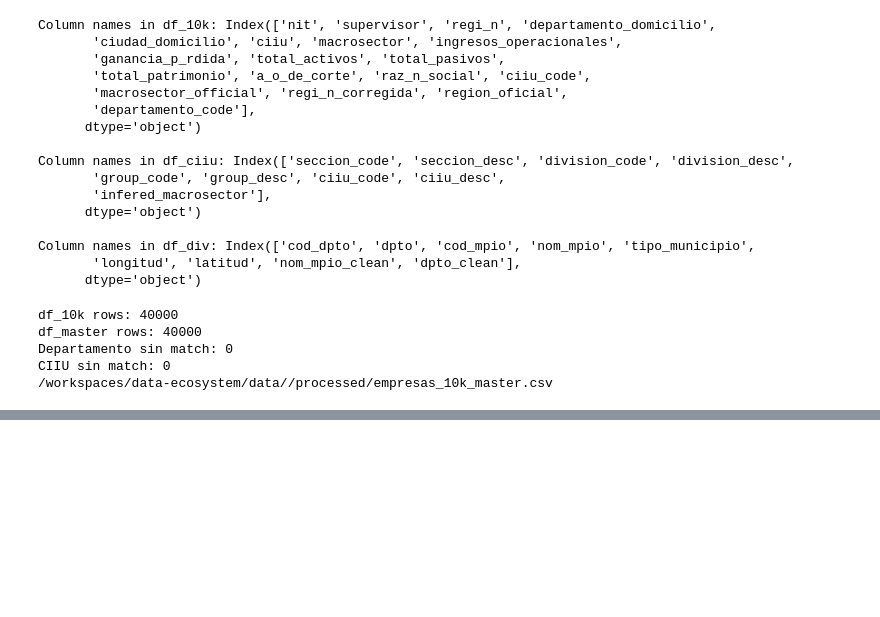
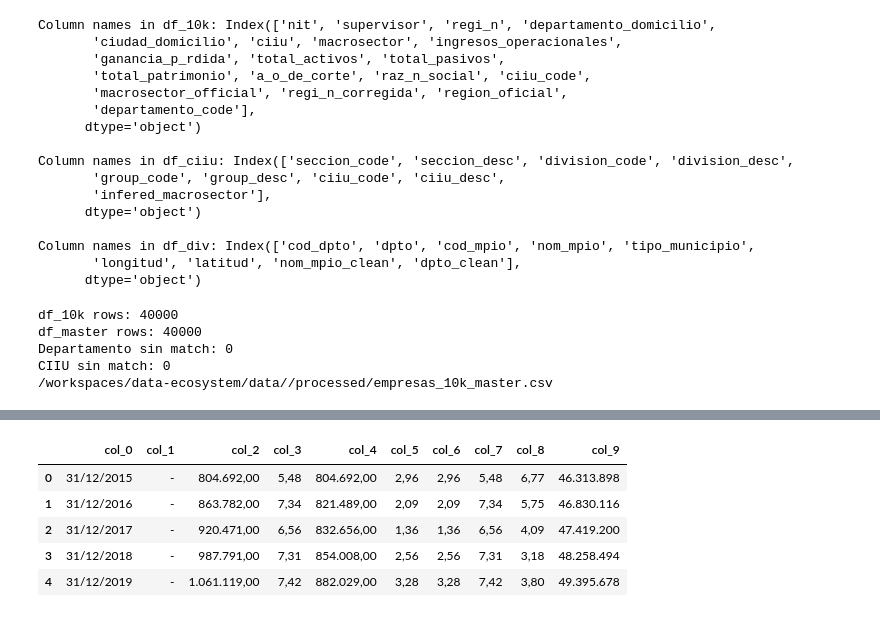
Before and after one commit to daritzateheran/sectora-horizon, a Jupyter notebook: sandbox/main_eda.ipynb, the cells around one changed output, grey strips where cells are left out. Saved outputs shown, nothing was run; the diff lists cells and outputs as text; code cells hidden in the pictures; blank space fills up the shorter version.

```diff
--- a/sandbox/main_eda.ipynb
+++ b/sandbox/main_eda.ipynb
@@ -834,0 +856,19 @@ CIIU sin match: 0
+# %%
+def to_float(x):
+    if pd.isna(x):
+        return None
+    s = str(x).strip().replace(".", "").replace(",", ".")
+    try: return float(s)
+    except: return None
+
+df = df_raw.iloc[1:].reset_index(drop=True)
+df = df[df['Fecha'].astype(str).str.len() == 10].reset_index(drop=True)
+df.columns = [f"col_{i}" for i in range(df.shape[1])]
+df.head()
+# %% [output]
+|  | col_0 | col_1 | col_2 | col_3 | col_4 | col_5 | col_6 | col_7 | col_8 | col_9 |
+| 0 | 31/12/2015 | - | 804.692,00 | 5,48 | 804.692,00 | 2,96 | 2,96 | 5,48 | 6,77 | 46.313.898 |
+| 1 | 31/12/2016 | - | 863.782,00 | 7,34 | 821.489,00 | 2,09 | 2,09 | 7,34 | 5,75 | 46.830.116 |
+| 2 | 31/12/2017 | - | 920.471,00 | 6,56 | 832.656,00 | 1,36 | 1,36 | 6,56 | 4,09 | 47.419.200 |
+| 3 | 31/12/2018 | - | 987.791,00 | 7,31 | 854.008,00 | 2,56 | 2,56 | 7,31 | 3,18 | 48.258.494 |
+| 4 | 31/12/2019 | - | 1.061.119,00 | 7,42 | 882.029,00 | 3,28 | 3,28 | 7,42 | 3,80 | 49.395.678 |
```
Also changed, not shown: parts of 4 cells of this notebook.
